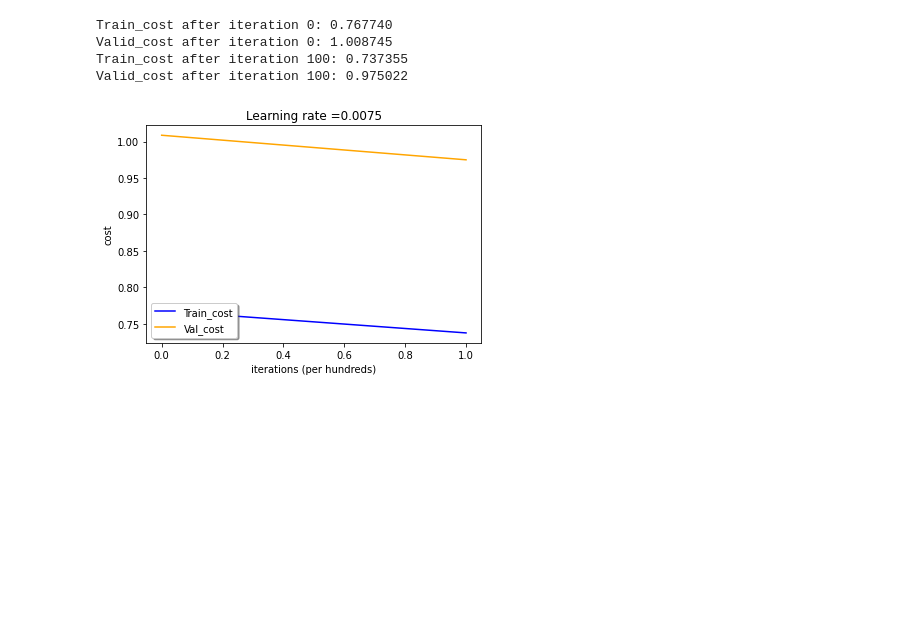
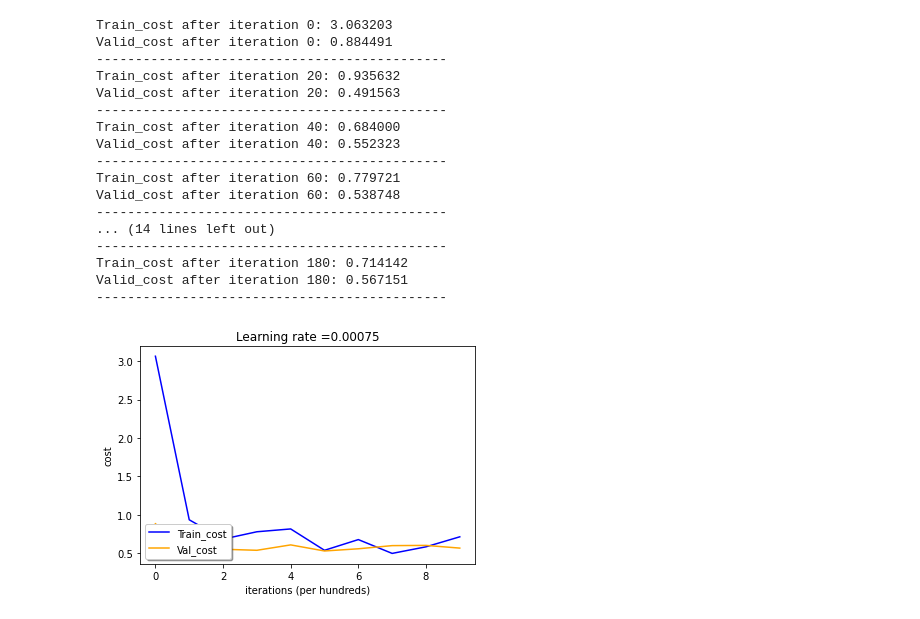
Before and after one commit to qkhanh711/DeepLearning_MidTerm, a Jupyter notebook: MidTerm/MidTerm/Mid_term.ipynb, the cells around one changed output. Saved outputs shown, nothing was run; the diff lists cells and outputs as text; code cells hidden in the pictures; blank space fills up the shorter version.

```diff
--- a/MidTerm/MidTerm/Mid_term.ipynb
+++ b/MidTerm/MidTerm/Mid_term.ipynb
@@ -5,8 +7,8 @@ from utils_Optimizer import *
 # %%
-root = r"..\data\CarTruck"
-train_x_orig, train_y = load_data(root=root, set_type="train")
-valid_x_orig, valid_y = load_data(root=root, set_type="valid")
-test_x_orig, test_y = load_data(root=root, set_type="test")
+root = r"C:\Users\User\Documents\Ky_4\Deep Learning\Mid_term\Dataset"
+train_x_orig, train_y = load_data(root=root, set_type="Train")
+valid_x_orig, valid_y = load_data(root=root, set_type="Valid")
+test_x_orig, test_y = load_data(root=root, set_type="Test")
 # %%
 print(train_x_orig.shape)
 print(train_y.shape)
@@ -16,5 +18,5 @@ print(train_y.shape)
 # %%
-i = 0
-print(train_y[i][0])
+i = 17
+print(train_y[0][i])
 plt.imshow(train_x_orig[i])
 # %% [output]
@@ -40,14 +42,14 @@ test_x's shape: (12288, 96)
 # %%
-layers_dims = [train_x.shape[0], 128, 32, 8, 1]
-keep_probs = [0.7, 0.8, 0.87, 0.9]
+layers_dims = [train_x.shape[0], 256, 64, 32, 8, 1]
+keep_probs = [0.7, 0.8, 0.85, 0.85, 0.9]
 # %%
 def L_layer_model(X_train, Y_train, X_valid, Y_valid,
                   layers_dims,
                   lambd=0.7,
                   drop_out=True,
                   keep_probs=keep_probs,
-                  learning_rate = 0.0075,
-                  mini_batch_size=64,
+                  learning_rate = 0.00075,
+                  mini_batch_size=128,
                   beta=0.9, beta1=0.9, beta2=0.999, epsilon=1e-8,
                   num_iterations = 3000,
                   print_cost=False):
@@ -72,7 +74,7 @@ def L_layer_model(X_train, Y_train, X_valid, Y_valid,
             AL_valid, _ = L_model_forward(X_valid, parameters, keep_probs=keep_probs, drop_out=False)
             cost_valid = compute_cost(AL_valid, Y_valid, parameters, lambd)
 
-            grads = L_model_backward(AL_train, Y_train, caches, lambd, drop_out=drop_out)
+            grads = L_model_backward(AL_train, minibatch_Y, caches, lambd, drop_out=drop_out)
 
             t = t + 1 # Adam counter
             parameters, v, s = update_parameters_with_adam(parameters,
@@ -82,10 +84,11 @@ def L_layer_model(X_train, Y_train, X_valid, Y_valid,
                                                            learning_rate,
                                                            beta1, beta2, epsilon)
 
-        if print_cost and i % 100 == 0:
-            print ("Train_cost after iteration %i: %f" %(i, cost_train))
-            print ("Valid_cost after iteration %i: %f" %(i, cost_valid))
-        if print_cost and i % 100 == 0:
+        if print_cost and i % 20 == 0:
+            print("Train_cost after iteration %i: %f" %(i, cost_train))
+            print("Valid_cost after iteration %i: %f" %(i, cost_valid))
+            print("---------------------------------------------")
+        if print_cost and i % 20 == 0:
             costs_train.append(cost_train)
             costs_valid.append(cost_valid)
 
@@ -101,14 +104,27 @@ def L_layer_model(X_train, Y_train, X_valid, Y_valid,
 # %%
 parameters = L_layer_model(train_x, train_y, valid_x, valid_y,
                            layers_dims,
-                           lambd=0.7,
+                           lambd=0.5,
                            drop_out=True,
                            keep_probs=keep_probs,
                            num_iterations = 200,
                            print_cost = True)
 # %% [output]
-Train_cost after iteration 0: 0.767740
-Valid_cost after iteration 0: 1.008745
-Train_cost after iteration 100: 0.737355
-Valid_cost after iteration 100: 0.975022
+Train_cost after iteration 0: 3.063203
+Valid_cost after iteration 0: 0.884491
+---------------------------------------------
+Train_cost after iteration 20: 0.935632
+Valid_cost after iteration 20: 0.491563
+---------------------------------------------
+Train_cost after iteration 40: 0.684000
+Valid_cost after iteration 40: 0.552323
+---------------------------------------------
+Train_cost after iteration 60: 0.779721
+Valid_cost after iteration 60: 0.538748
+---------------------------------------------
+... (14 lines left out)
+---------------------------------------------
+Train_cost after iteration 180: 0.714142
+Valid_cost after iteration 180: 0.567151
+---------------------------------------------
-[figure, old version]
+[figure, new version]
```
Also changed, not shown: parts of 11 cells of this notebook.
